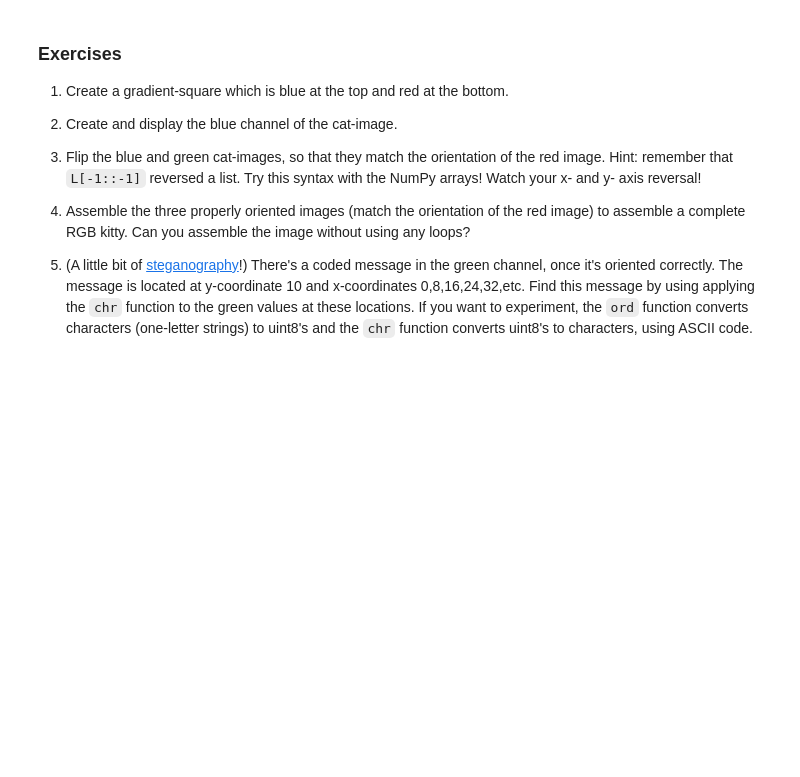
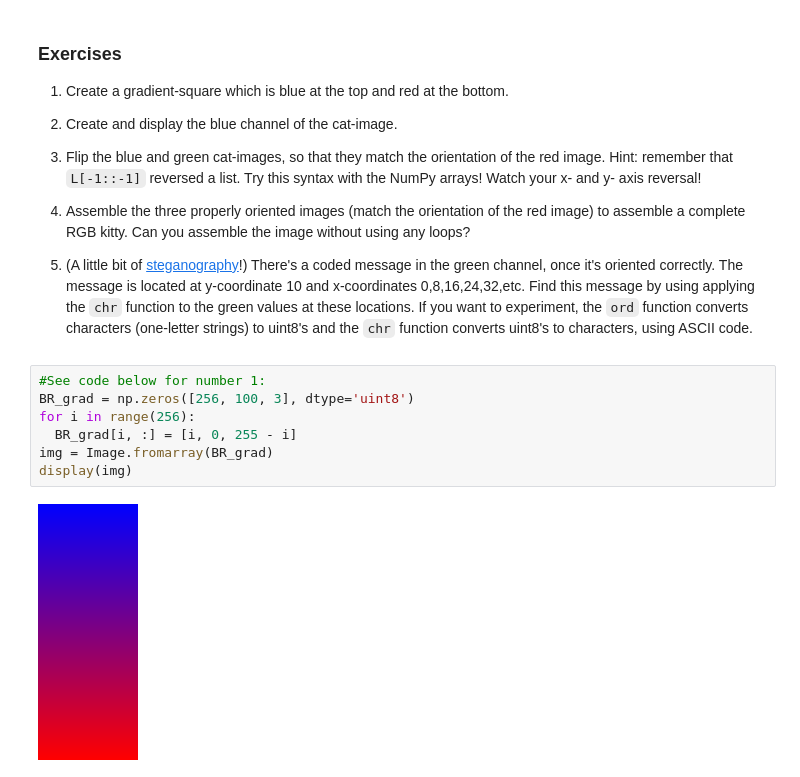
Before and after one commit to JesseLynch37/Math152, a Jupyter notebook: P4M_Notebook_4.ipynb, the cells around one changed output. Drawn from its saved outputs; the diff is of its cells as text; blank space fills up the shorter version.

```diff
--- a/P4M_Notebook_4.ipynb
+++ b/P4M_Notebook_4.ipynb
@@ -817,3 +1071,12 @@ Now we see the problem!  Complete the exercises below to fix the image.
 4.  Assemble the three properly oriented images (match the orientation of the red image) to assemble a complete RGB kitty.  Can you assemble the image without using any loops?
 
 5.  (A little bit of [steganography](https://en.wikipedia.org/wiki/Steganography)!)  There's a coded message in the green channel, once it's oriented correctly.  The message is located at y-coordinate 10 and x-coordinates 0,8,16,24,32,etc.  Find this message by using applying the `chr` function to the green values at these locations.  If you want to experiment, the `ord` function converts characters (one-letter strings) to uint8's and the `chr` function converts uint8's to characters, using ASCII code.
+# %%
+#See code below for number 1:
+BR_grad = np.zeros([256, 100, 3], dtype='uint8')
+for i in range(256):
+  BR_grad[i, :] = [i, 0, 255 - i]
+img = Image.fromarray(BR_grad)
+display(img)
+# %% [output]
+[figure, added]
```
Also changed, not shown: parts of 76 cells of this notebook.
